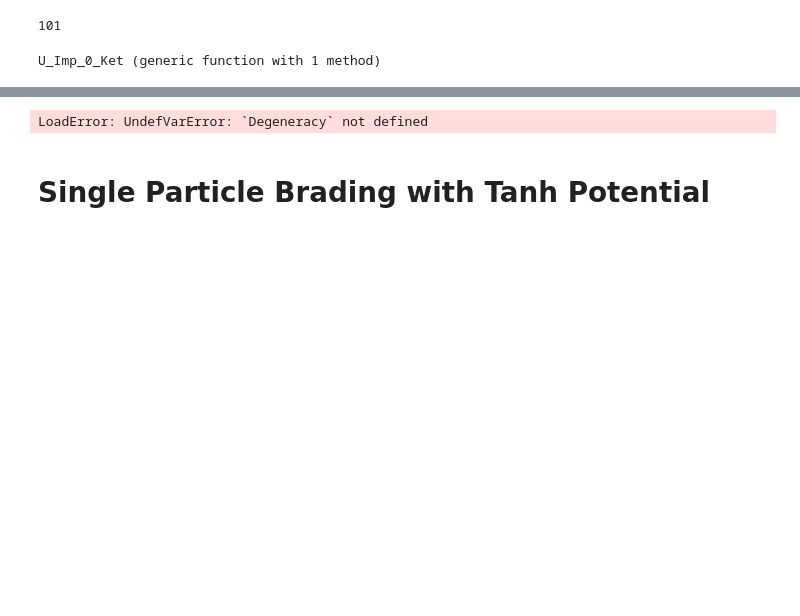
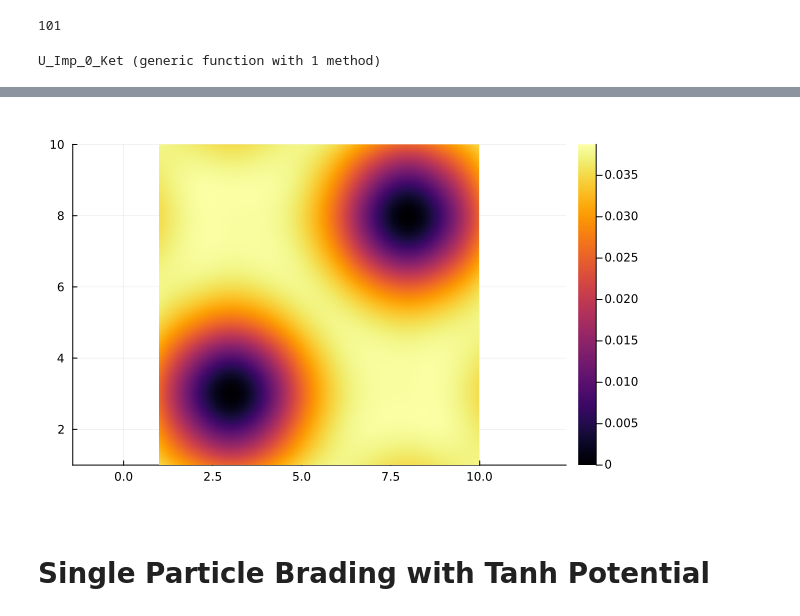
Before and after one commit to Umut-Can-Physics/Kagome-Lattice, a Jupyter notebook: My Numerical Calculations/Many-Body/Hofstadter/Hofstadter First Band Approximation.ipynb, the cells around one changed output, grey strips where cells are left out. Saved outputs shown, nothing was run; the diff lists cells and outputs as text; code cells hidden in the pictures; blank space fills up the shorter version.

```diff
--- a/My Numerical Calculations/Many-Body/Hofstadter/Hofstadter First Band Approximation.ipynb
+++ b/My Numerical Calculations/Many-Body/Hofstadter/Hofstadter First Band Approximation.ipynb
@@ -403,0 +412,2 @@ rec_path_1 = push!(rec_path_1,start_point_1)
+# %%
+rec_path_1 = [31,42,53,64,75,86,97,108,9,20,31,30,29,28,27,26,25,24,23,33,32,31,20,9,108,97,86,75,64,53,42,31,32,33,23,24,25,26,27,28,29,30,31]
@@ -431,0 +459,2 @@ rec_path_2 = push!(rec_path_2,start_point_2)
+# %%
+rec_path_2 = repeat([80],length(rec_path_1))
@@ -508,8 +566,8 @@ LoadError: UndefVarError: `Degeneracy` not defined
 # %%
 data1 = Get_Avg_Density(Nx, Ny, Degeneracy, N, Sub_Number_MB_Operator_List, basis_cut_mb, Eigen_List[1])'
-heatmap(Interp(data1, 1), aspect_ratio=:equal)
+heatmap(Interp(data1, 100), aspect_ratio=:equal)
 # %% [output]
-LoadError: UndefVarError: `Degeneracy` not defined
+[figure, added]
 # %% [markdown]
 # Single Particle Brading with Tanh Potential
 # %%
```
Also changed, not shown: parts of 36 cells of this notebook, 17 other files.
